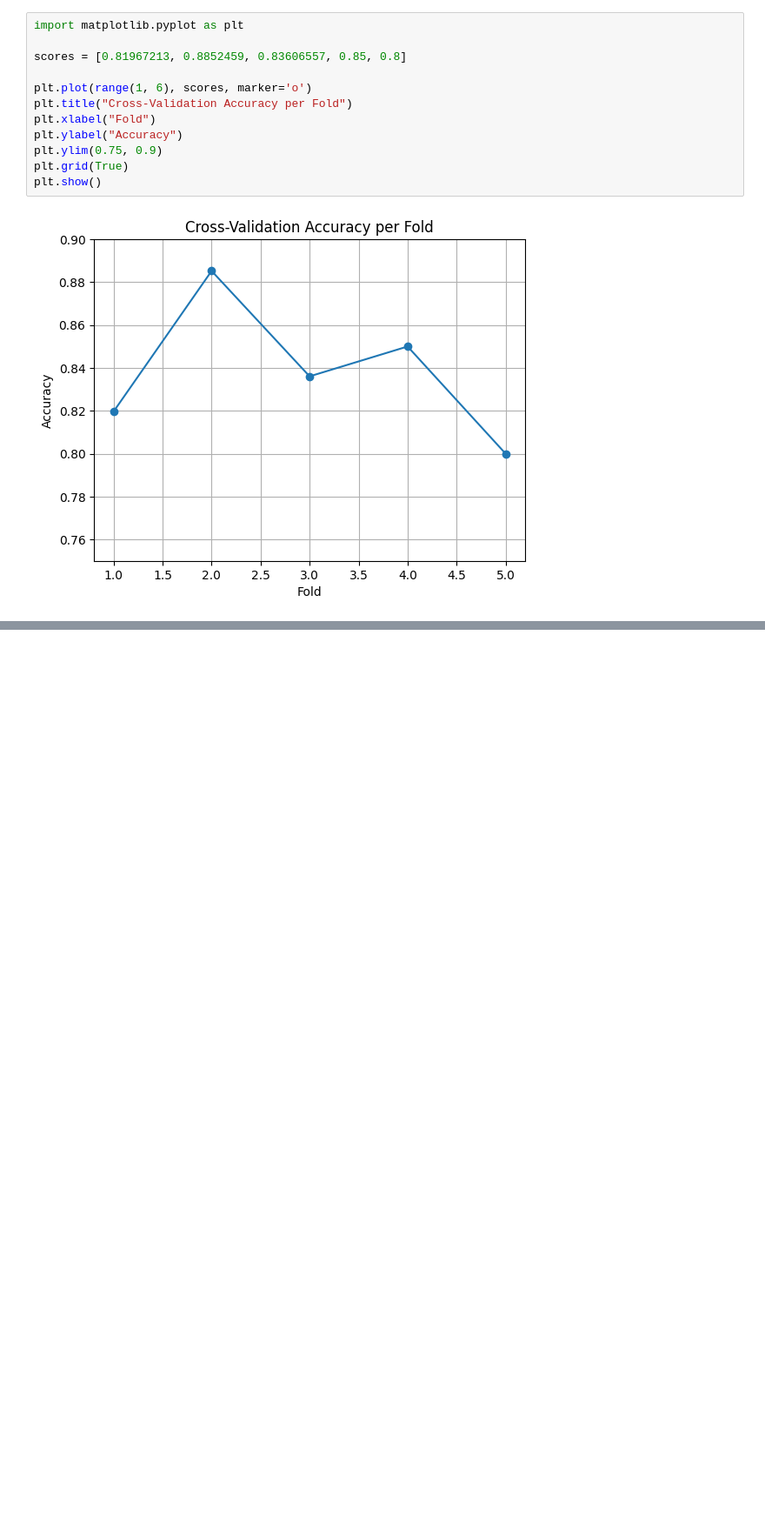
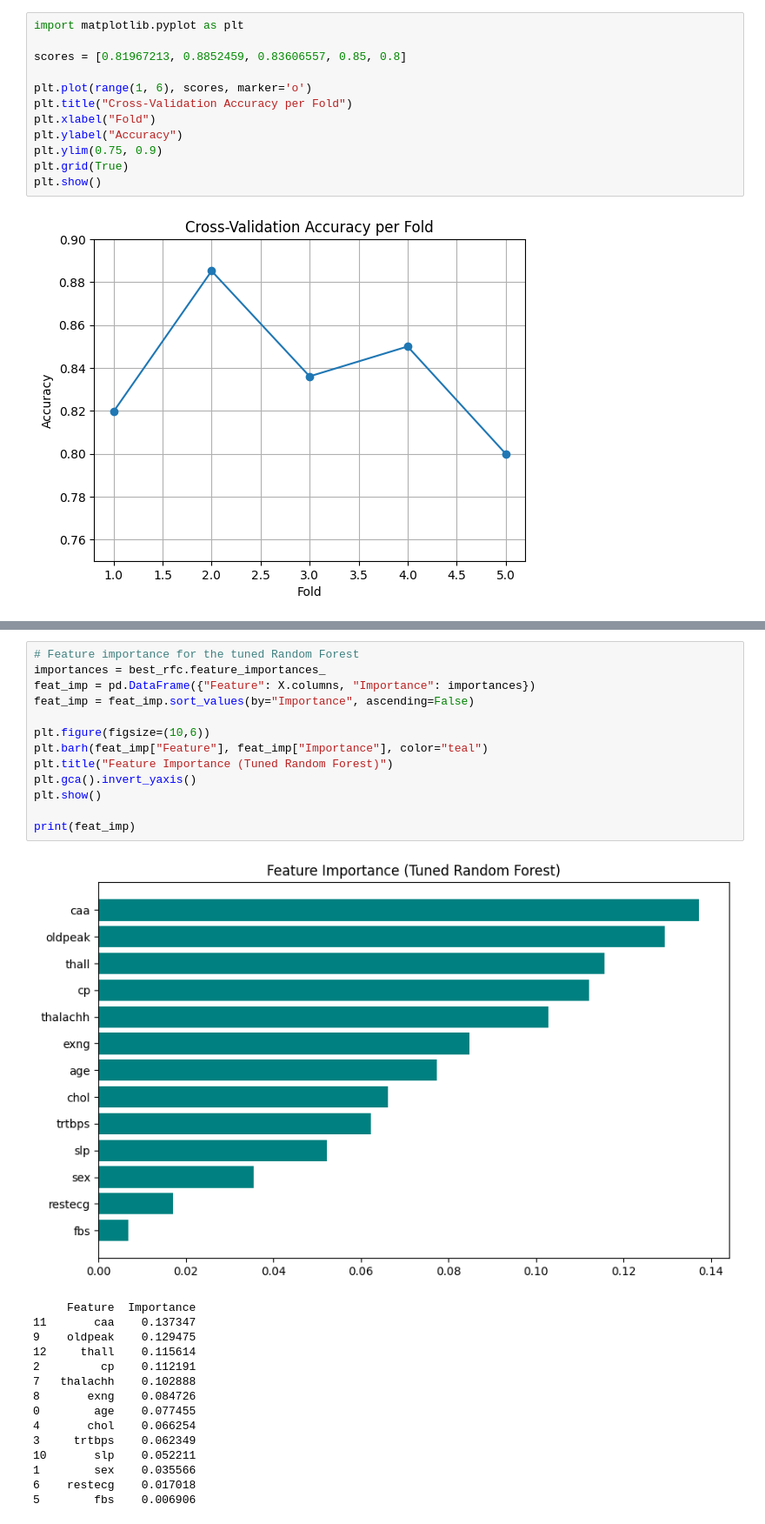
Before and after one commit to Abdullah-Jalal/heart-disease-prediction, a Jupyter notebook: ML_Heart.ipynb, the cells around one changed output, grey strips where cells are left out. Shown at 87% size. Drawn from its saved outputs; the diff is of its cells as text; blank space fills up the shorter version.

Commit message:
Tuned Random Forest with GridSearchCV in ML_Heart notebook

```diff
--- a/ML_Heart.ipynb
+++ b/ML_Heart.ipynb
@@ -504,0 +554,29 @@ plt.show()
+# %%
+# Feature importance for the tuned Random Forest
+importances = best_rfc.feature_importances_
+feat_imp = pd.DataFrame({"Feature": X.columns, "Importance": importances})
+feat_imp = feat_imp.sort_values(by="Importance", ascending=False)
+
+plt.figure(figsize=(10,6))
+plt.barh(feat_imp["Feature"], feat_imp["Importance"], color="teal")
+plt.title("Feature Importance (Tuned Random Forest)")
+plt.gca().invert_yaxis()
+plt.show()
+
+print(feat_imp)
+# %% [output]
+[figure, added]
+     Feature  Importance
+11       caa    0.137347
+9    oldpeak    0.129475
+12     thall    0.115614
+2         cp    0.112191
+7   thalachh    0.102888
+8       exng    0.084726
+0        age    0.077455
+4       chol    0.066254
+3     trtbps    0.062349
+10       slp    0.052211
+1        sex    0.035566
+6    restecg    0.017018
+5        fbs    0.006906
```
Also changed, not shown: parts of 1 cell of this notebook.
